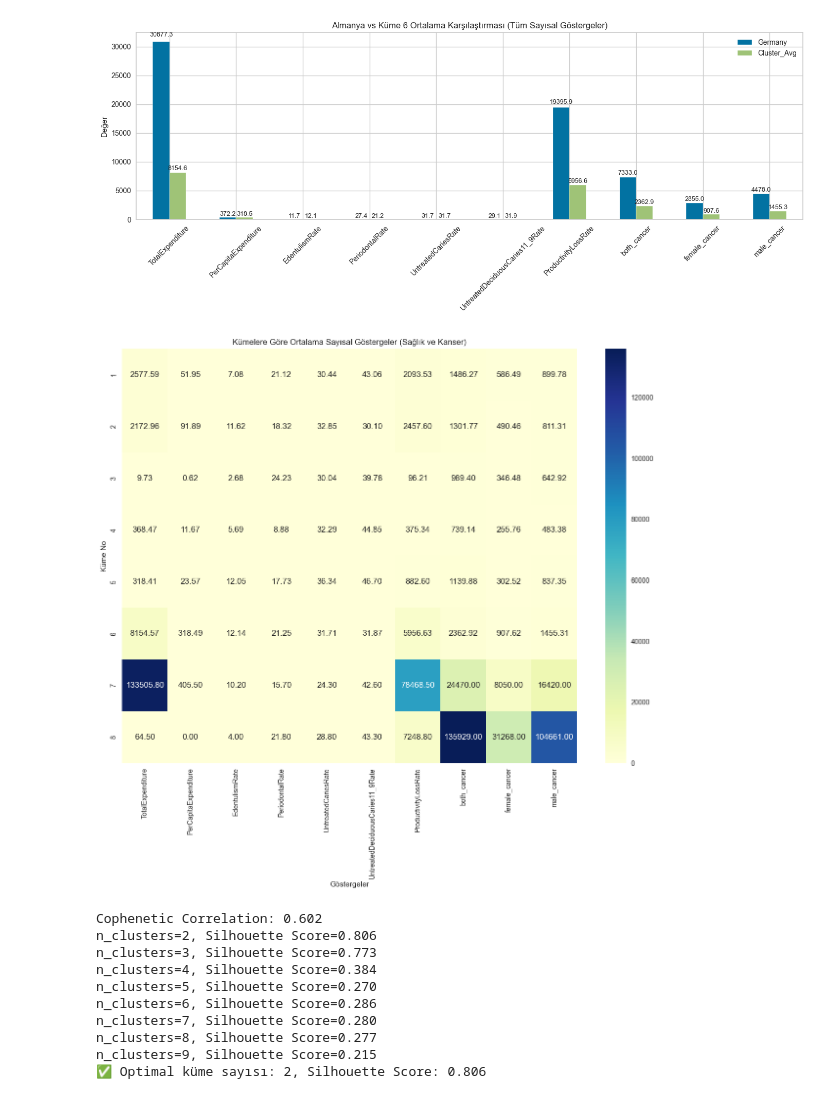
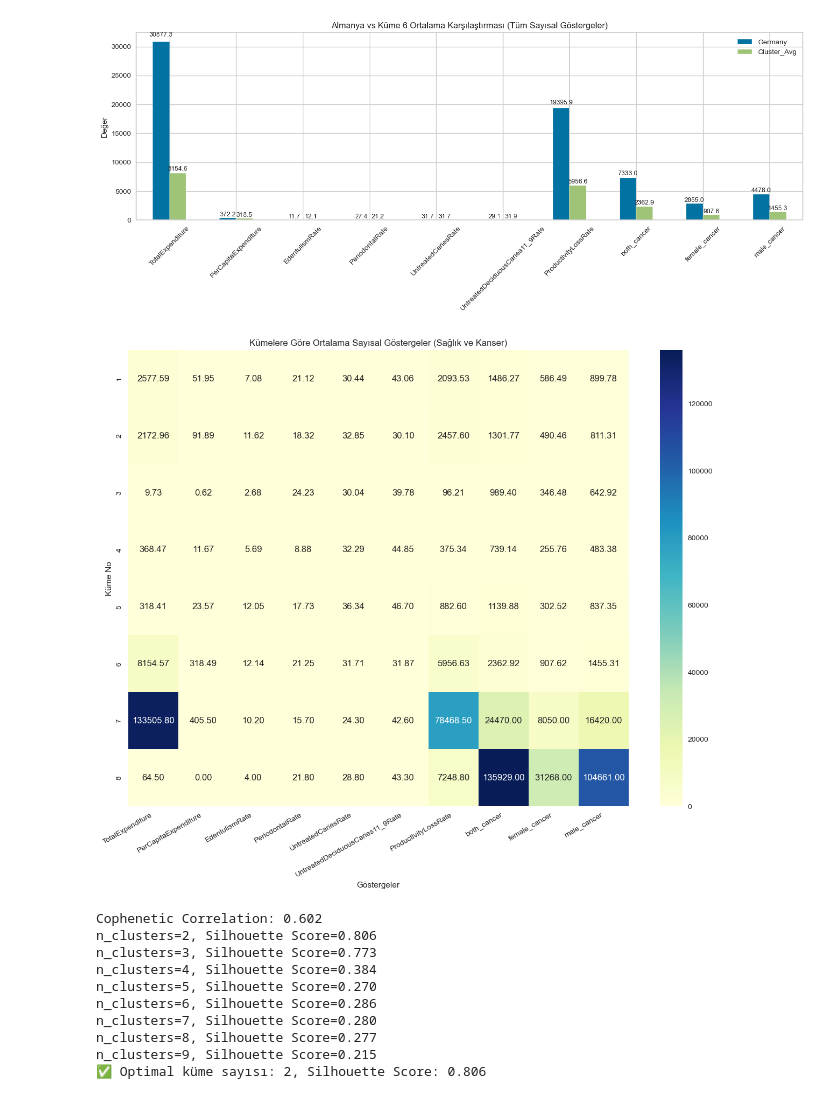
Before and after one commit to GumrahDuyguCulhacik/GlobalDentalStats, a Jupyter notebook: notebooks/mergedlast.ipynb, the cells around one changed output. Drawn from its saved outputs; the diff is of its cells as text; code cells hidden in the pictures.

```diff
--- a/notebooks/mergedlast.ipynb
+++ b/notebooks/mergedlast.ipynb
@@ -1356,19 +1329,20 @@ male_cancer                        4478.0       1455.3
 # %%
 # Sadece sayısal sütunlar
 numeric_cols = df_numeric.select_dtypes(include='number').columns.drop('kmeans_cluster_no')
 
 # Küme bazında ortalamalar
 cluster_means = df_numeric.groupby("kmeans_cluster_no")[numeric_cols].mean()
 
 # Heatmap görselleştirme
 plt.figure(figsize=(15,11))
 sns.heatmap(cluster_means, annot=True, fmt=".2f", cmap="YlGnBu")
 plt.title("Kümelere Göre Ortalama Sayısal Göstergeler (Sağlık ve Kanser)")
 plt.xlabel("Göstergeler")
 plt.ylabel("Küme No")
+plt.xticks(rotation=30, ha='right')
 plt.show()
 # %% [output]
-[figure, old version]
+[figure, new version]
 # %%
 
 #Hierarchical Clustering (Hiyerarşik Kümeleme)
```
Also changed, not shown: parts of 32 cells of this notebook.
